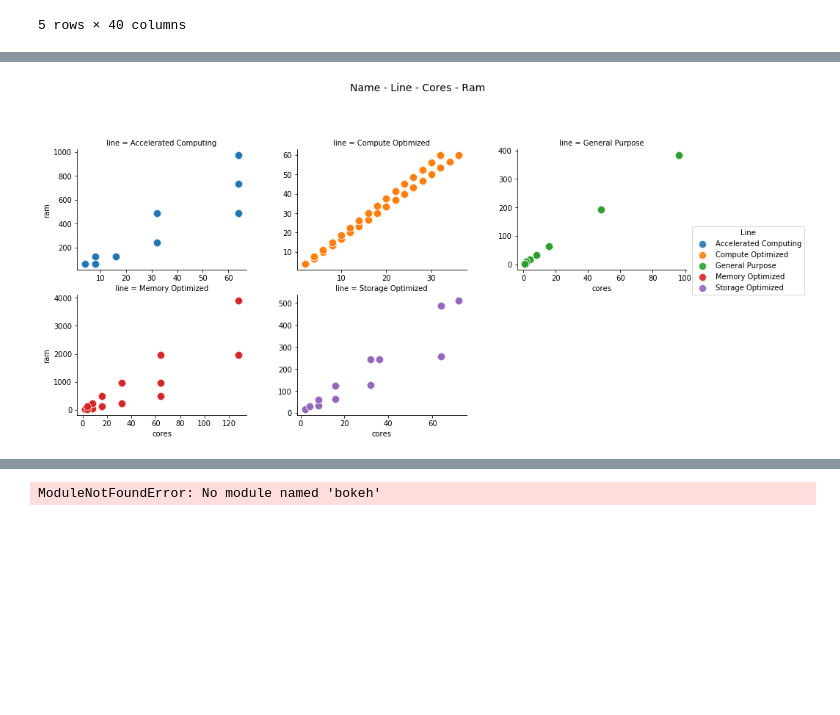
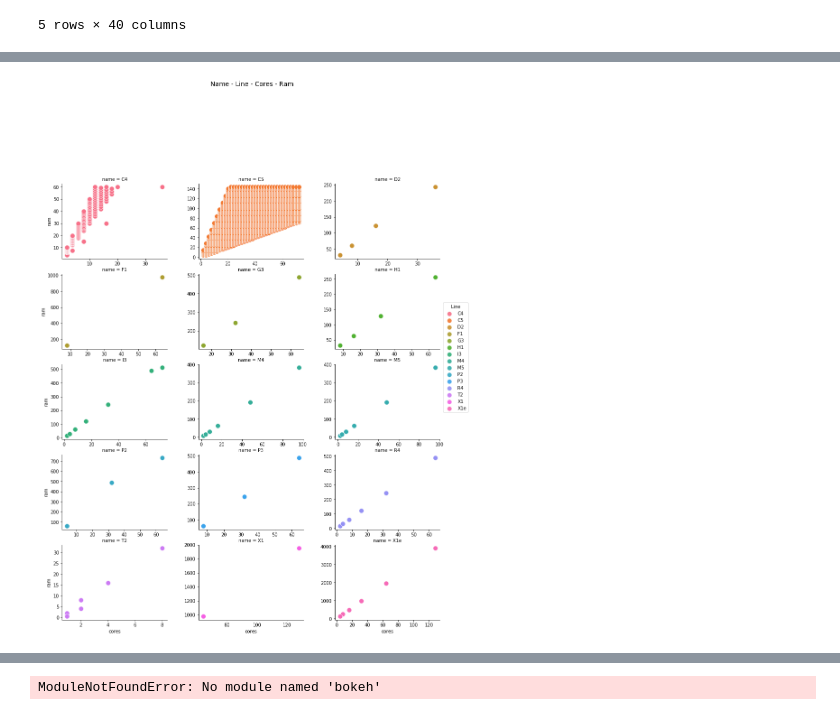
Before and after one commit to YKonovalov/machines, a Jupyter notebook: machines.ipynb, the cells around one changed output, grey strips where cells are left out. Drawn from its saved outputs; the diff is of its cells as text; code cells hidden in the pictures; blank space fills up the shorter version.

```diff
--- a/machines.ipynb
+++ b/machines.ipynb
@@ -70,14 +70,14 @@ aws.describe(include=['category'])
 # %%
-g = sns.FacetGrid(aws, col="line", hue='line',
+g = sns.FacetGrid(aws, col="name", hue='name',
                   aspect=1.2, size=3.5, col_wrap=3, sharex=False, sharey=False )
 g.map(plt.scatter, "cores", "ram", alpha=0.9,
       edgecolor='white', linewidth=0.5, s=100)
 fig = g.fig
 fig.subplots_adjust(top=0.8, wspace=0.3)
 fig.suptitle('Name - Line - Cores - Ram', fontsize=14)
 l = g.add_legend(title='Line')
 # %% [output]
-[figure, old version]
+[figure, new version]
 # %%
 from pandas.plotting import radviz, parallel_coordinates
 plt.figure()
```
Also changed, not shown: parts of 3 cells of this notebook, 12 other files.
